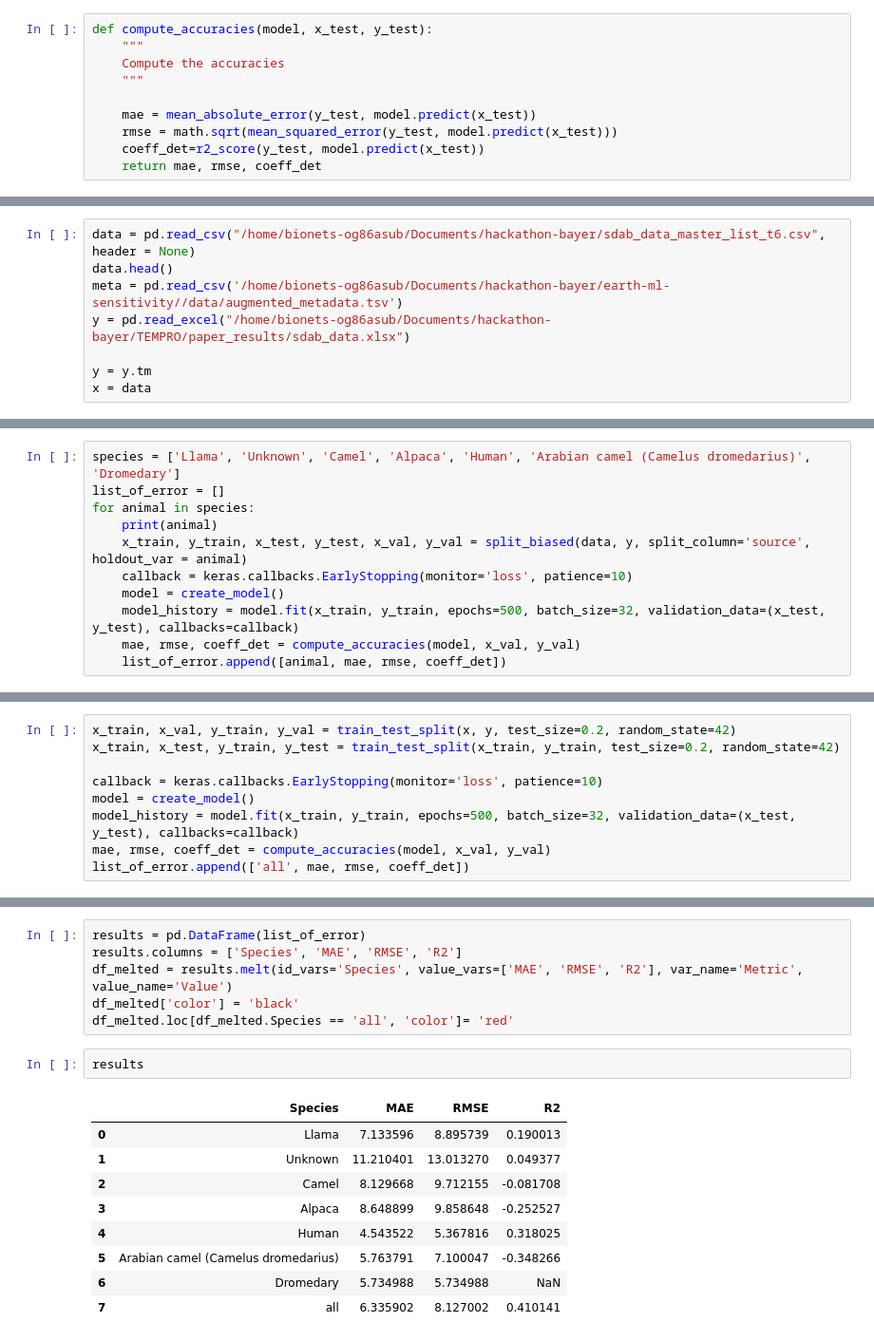
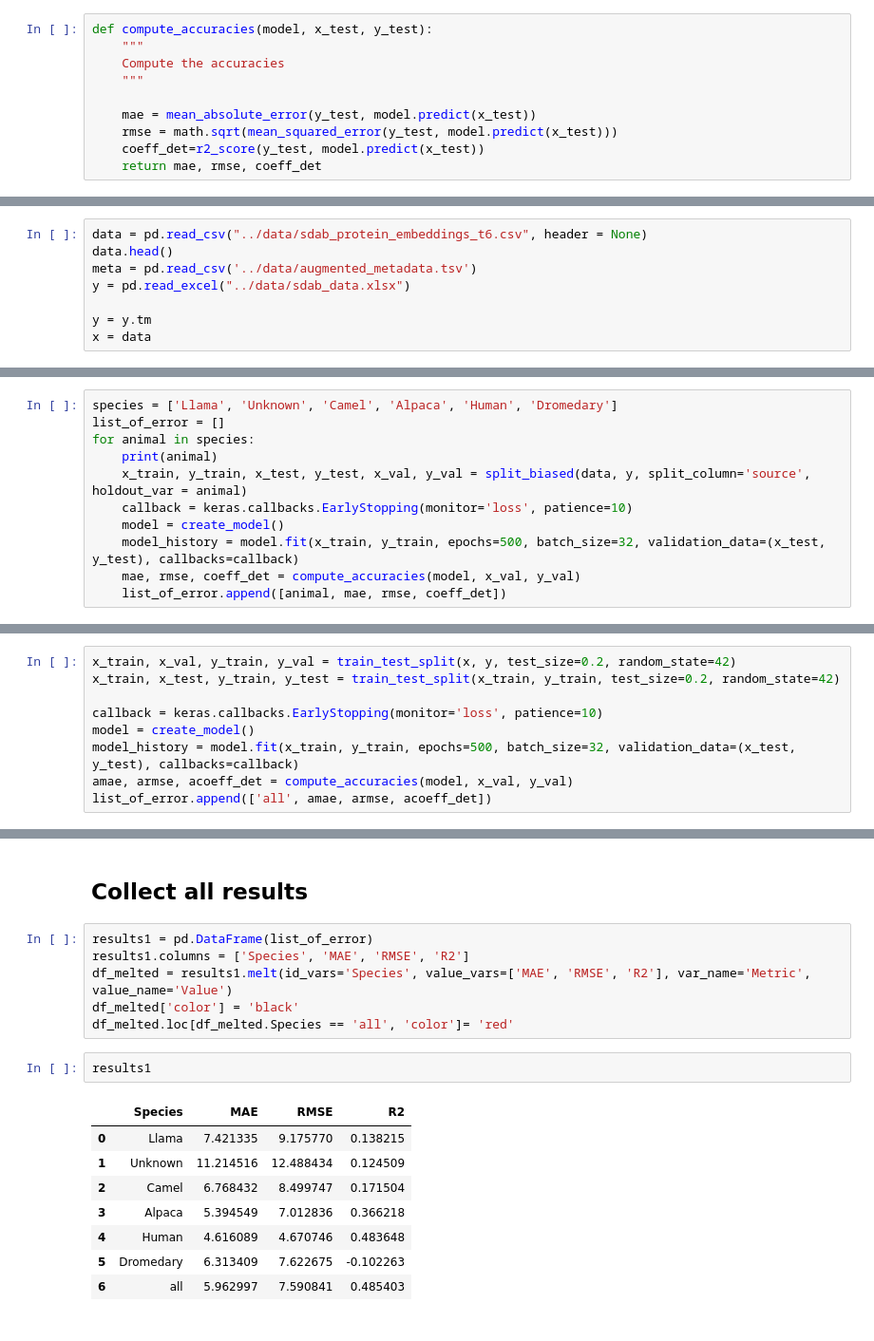
Before and after one commit to AnneHartebrodt/earth-ml-sensitivity, a Jupyter notebook: code/Tm_Predictor_DL.ipynb, the cells around one changed output, grey strips where cells are left out. Shown at 95% size. Drawn from its saved outputs; the diff is of its cells as text.

```diff
--- a/code/Tm_Predictor_DL.ipynb
+++ b/code/Tm_Predictor_DL.ipynb
@@ -86,8 +86,8 @@ def compute_accuracies(model, x_test, y_test):
 # %%
-data = pd.read_csv("/home/bionets-og86asub/Documents/hackathon-bayer/sdab_data_master_list_t6.csv", header = None)
+data = pd.read_csv("../data/sdab_protein_embeddings_t6.csv", header = None)
 data.head()
-meta = pd.read_csv('/home/bionets-og86asub/Documents/hackathon-bayer/earth-ml-sensitivity//data/augmented_metadata.tsv')
-y = pd.read_excel("/home/bionets-og86asub/Documents/hackathon-bayer/TEMPRO/paper_results/sdab_data.xlsx")
+meta = pd.read_csv('../data/augmented_metadata.tsv')
+y = pd.read_excel("../data/sdab_data.xlsx")
 
 y = y.tm
 x = data
@@ -94,5 +99,5 @@ x = data
 # %%
-species = ['Llama', 'Unknown', 'Camel', 'Alpaca', 'Human', 'Arabian camel (Camelus dromedarius)', 'Dromedary']
+species = ['Llama', 'Unknown', 'Camel', 'Alpaca', 'Human', 'Dromedary']
 list_of_error = []
 for animal in species:
     print(animal)
@@ -163,6 +170,6 @@ x_train, x_test, y_train, y_test = train_test_split(x_train, y_train, test_size=
 callback = keras.callbacks.EarlyStopping(monitor='loss', patience=10)
 model = create_model()
 model_history = model.fit(x_train, y_train, epochs=500, batch_size=32, validation_data=(x_test, y_test), callbacks=callback)
-mae, rmse, coeff_det = compute_accuracies(model, x_val, y_val)
-list_of_error.append(['all', mae, rmse, coeff_det])
+amae, armse, acoeff_det = compute_accuracies(model, x_val, y_val)
+list_of_error.append(['all', amae, armse, acoeff_det])
 # %% [output]
@@ -203,18 +210,19 @@ WARNING:tensorflow:5 out of the last 13 calls to <function TensorFlowTrainer.mak
+# %% [markdown]
+## Collect all results
 # %%
-results = pd.DataFrame(list_of_error)
-results.columns = ['Species', 'MAE', 'RMSE', 'R2']
-df_melted = results.melt(id_vars='Species', value_vars=['MAE', 'RMSE', 'R2'], var_name='Metric', value_name='Value')
+results1 = pd.DataFrame(list_of_error)
+results1.columns = ['Species', 'MAE', 'RMSE', 'R2']
+df_melted = results1.melt(id_vars='Species', value_vars=['MAE', 'RMSE', 'R2'], var_name='Metric', value_name='Value')
 df_melted['color'] = 'black'
 df_melted.loc[df_melted.Species == 'all', 'color']= 'red'
 # %%
-results
+results1
 # %% [output]
 |  | Species | MAE | RMSE | R2 |
-| 0 | Llama | 7.133596 | 8.895739 | 0.190013 |
-| 1 | Unknown | 11.210401 | 13.013270 | 0.049377 |
-| 2 | Camel | 8.129668 | 9.712155 | -0.081708 |
-| 3 | Alpaca | 8.648899 | 9.858648 | -0.252527 |
-| 4 | Human | 4.543522 | 5.367816 | 0.318025 |
-| 5 | Arabian camel (Camelus dromedarius) | 5.763791 | 7.100047 | -0.348266 |
-| 6 | Dromedary | 5.734988 | 5.734988 | NaN |
-| 7 | all | 6.335902 | 8.127002 | 0.410141 |
+| 0 | Llama | 7.421335 | 9.175770 | 0.138215 |
+| 1 | Unknown | 11.214516 | 12.488434 | 0.124509 |
+| 2 | Camel | 6.768432 | 8.499747 | 0.171504 |
+| 3 | Alpaca | 5.394549 | 7.012836 | 0.366218 |
+| 4 | Human | 4.616089 | 4.670746 | 0.483648 |
+| 5 | Dromedary | 6.313409 | 7.622675 | -0.102263 |
+| 6 | all | 5.962997 | 7.590841 | 0.485403 |
```
Also changed, not shown: parts of 26 cells of this notebook, 7 other files.
